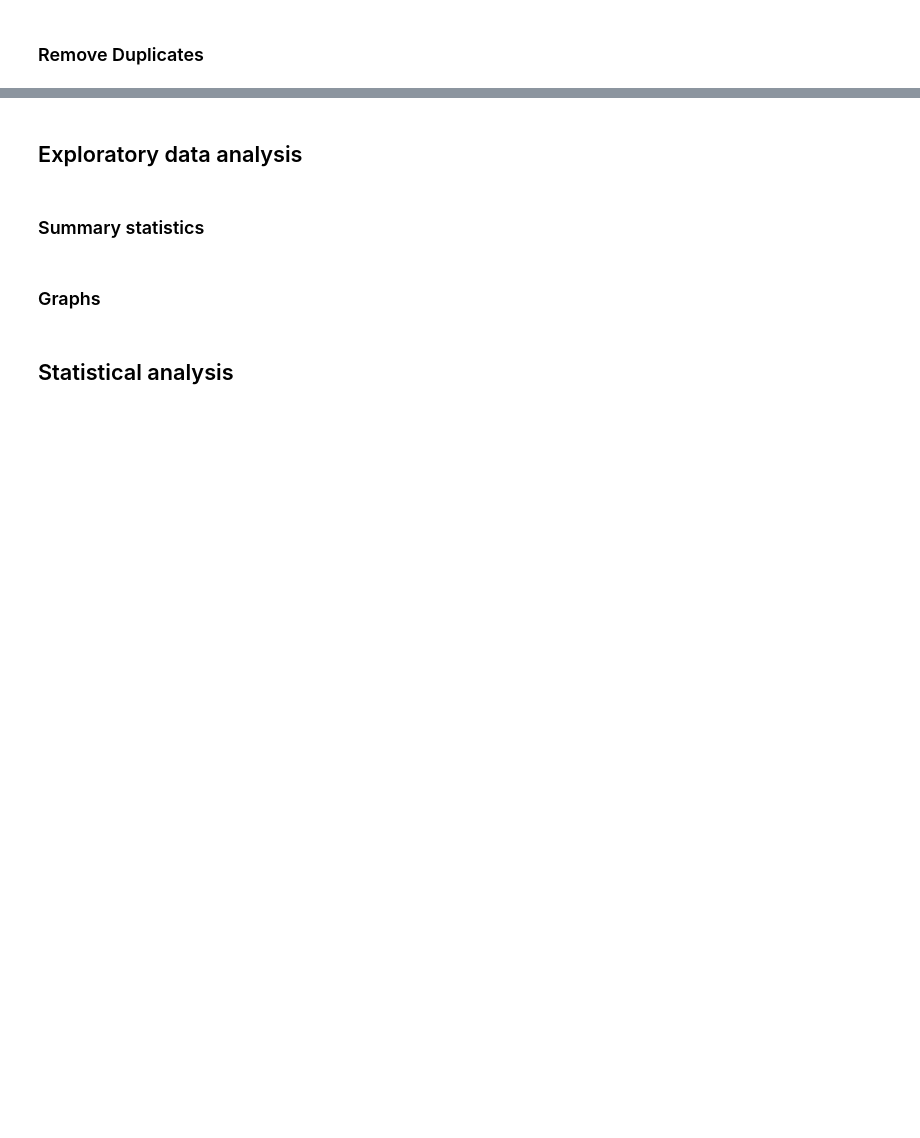
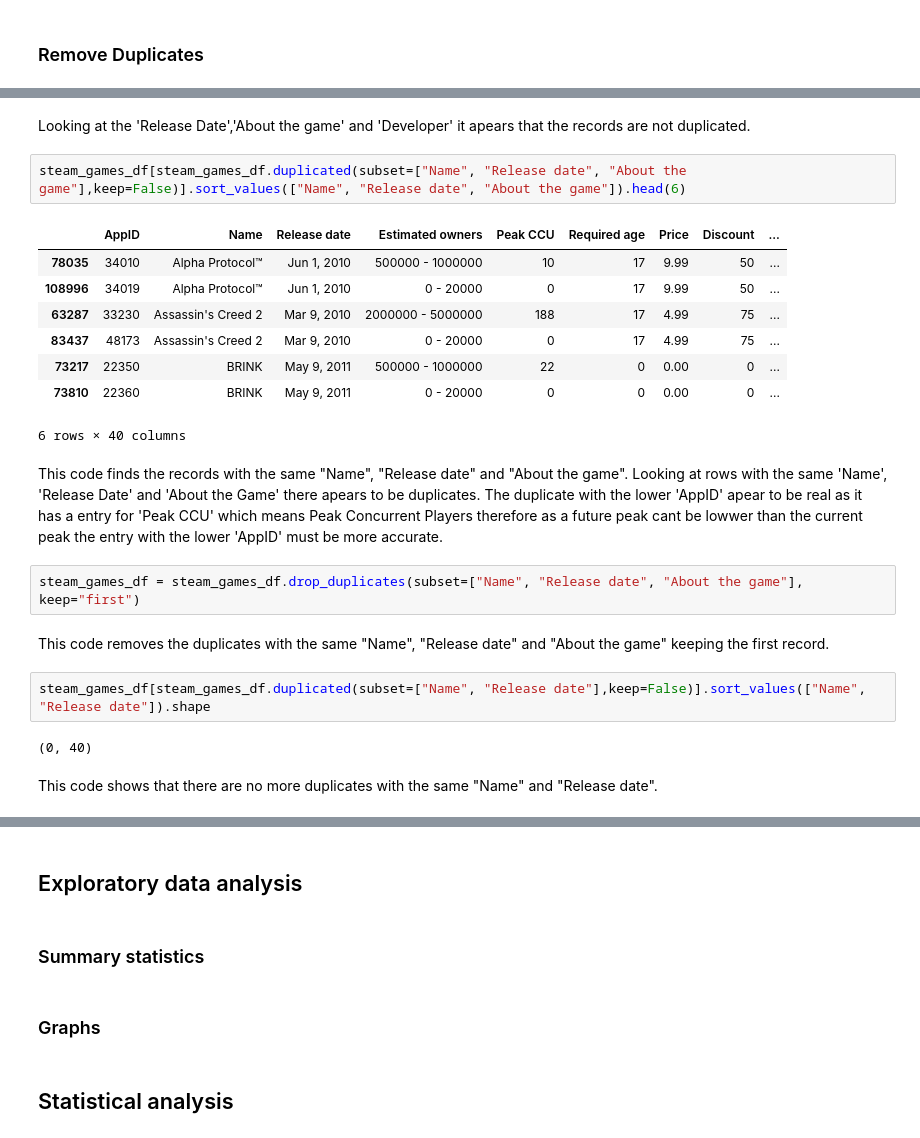
Before and after one commit to Tomasz5792/Data_Analytics_-_Summative_1, a Jupyter notebook: Summative_1.ipynb, the cells around one changed output, grey strips where cells are left out. Cells and saved outputs as stored; diff of their text form; blank space fills up the shorter version.

```diff
--- a/Summative_1.ipynb
+++ b/Summative_1.ipynb
@@ -131,0 +179,25 @@ The catagorical data columns 'Catagories', 'Genres' and 'Tags' contain comma sep
+# %% [markdown]
+Looking at the 'Release Date','About the game' and 'Developer' it apears that the records are not duplicated.
+# %%
+steam_games_df[steam_games_df.duplicated(subset=["Name", "Release date", "About the game"],keep=False)].sort_values(["Name", "Release date", "About the game"]).head(6)
+# %% [output]
+|  | AppID | Name | Release date | Estimated owners | Peak CCU | Required age | Price | Discount | ... |
+| 78035 | 34010 | Alpha Protocol™ | Jun 1, 2010 | 500000 - 1000000 | 10 | 17 | 9.99 | 50 | ... |
+| 108996 | 34019 | Alpha Protocol™ | Jun 1, 2010 | 0 - 20000 | 0 | 17 | 9.99 | 50 | ... |
+| 63287 | 33230 | Assassin's Creed 2 | Mar 9, 2010 | 2000000 - 5000000 | 188 | 17 | 4.99 | 75 | ... |
+| 83437 | 48173 | Assassin's Creed 2 | Mar 9, 2010 | 0 - 20000 | 0 | 17 | 4.99 | 75 | ... |
+| 73217 | 22350 | BRINK | May 9, 2011 | 500000 - 1000000 | 22 | 0 | 0.00 | 0 | ... |
+| 73810 | 22360 | BRINK | May 9, 2011 | 0 - 20000 | 0 | 0 | 0.00 | 0 | ... |
+6 rows × 40 columns
+# %% [markdown]
+This code finds the records with the same "Name", "Release date" and "About the game".  Looking at rows with the same 'Name', 'Release Date' and 'About the Game' there apears to be duplicates.  The duplicate with the lower 'AppID' apear to be real as it has a entry for 'Peak CCU' which means Peak Concurrent Players therefore as a future peak cant be lowwer than the current peak the entry with the lower 'AppID' must be more accurate.
+# %%
+steam_games_df = steam_games_df.drop_duplicates(subset=["Name", "Release date", "About the game"], keep="first")
+# %% [markdown]
+This code removes the duplicates with the same "Name", "Release date" and "About the game" keeping the first record.
+# %%
+steam_games_df[steam_games_df.duplicated(subset=["Name", "Release date"],keep=False)].sort_values(["Name", "Release date"]).shape
+# %% [output]
+(0, 40)
+# %% [markdown]
+This code shows that there are no more duplicates with the same "Name" and "Release date".
```
Also changed, not shown: parts of 52 cells of this notebook.
